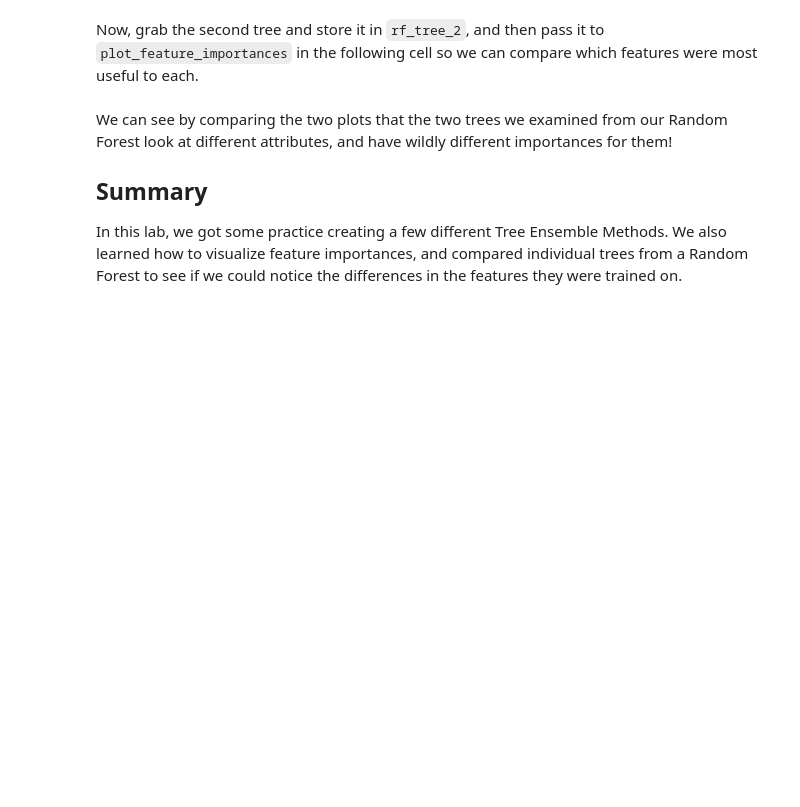
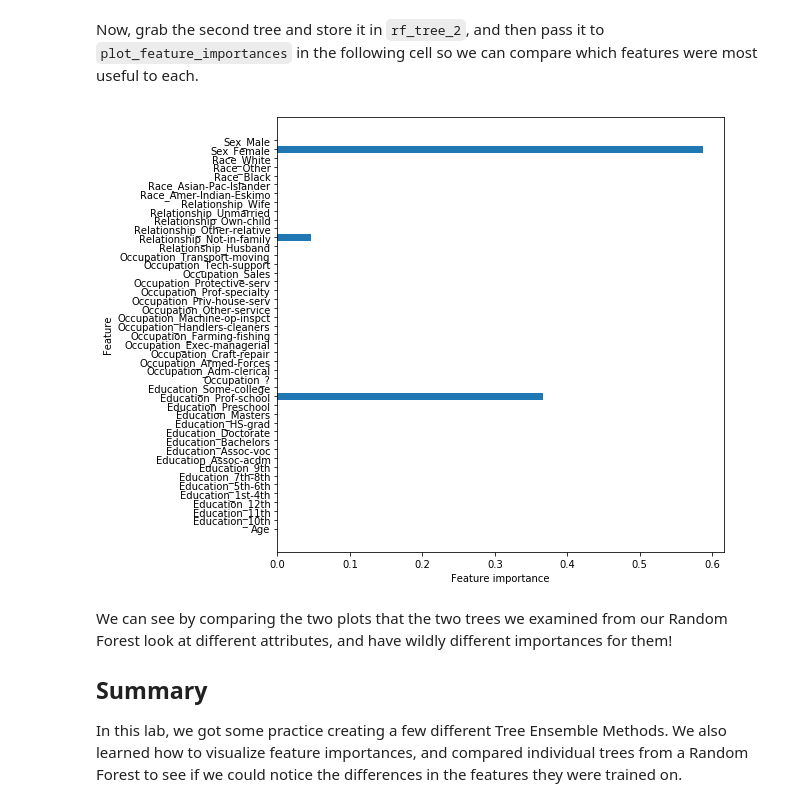
Before and after one commit to ColinFangshu/dsc-tree-ensembles-random-forests-lab-seattle-ds-career-051319, a Jupyter notebook: index.ipynb, the cells around one changed output. Saved outputs shown, nothing was run; the diff lists cells and outputs as text; code cells hidden in the pictures; blank space fills up the shorter version.

```diff
--- a/index.ipynb
+++ b/index.ipynb
@@ -348,6 +348,10 @@ plot_feature_importances(rf_tree_1)
 Now, grab the second tree and store it in `rf_tree_2`, and then pass it to `plot_feature_importances` in the following cell so we can compare which features were most useful to each.
 # %%
 rf_tree_2 = forest_2.estimators_[1]
+# %%
+plot_feature_importances(rf_tree_2)
+# %% [output]
+[figure, added]
 # %% [markdown]
 We can see by comparing the two plots that the two trees we examined from our Random Forest look at different attributes, and have wildly different importances for them!
 
```
